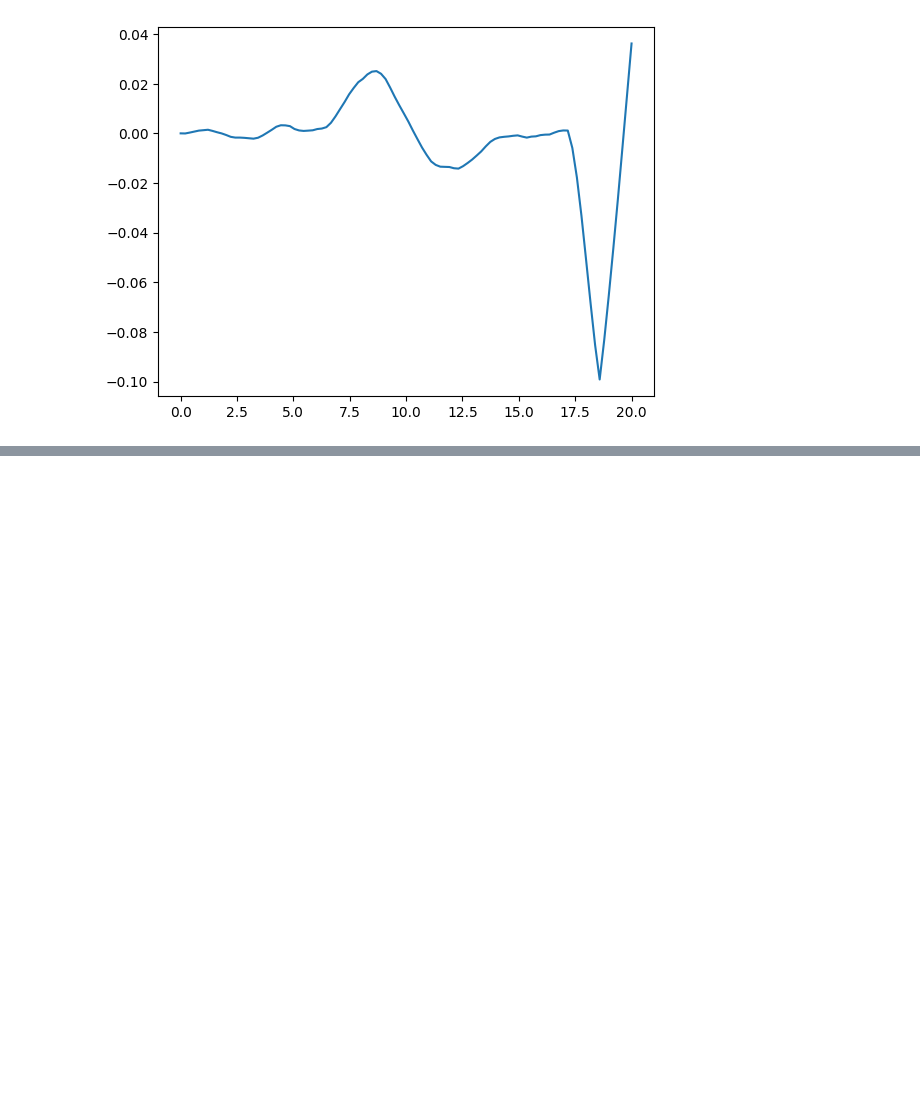
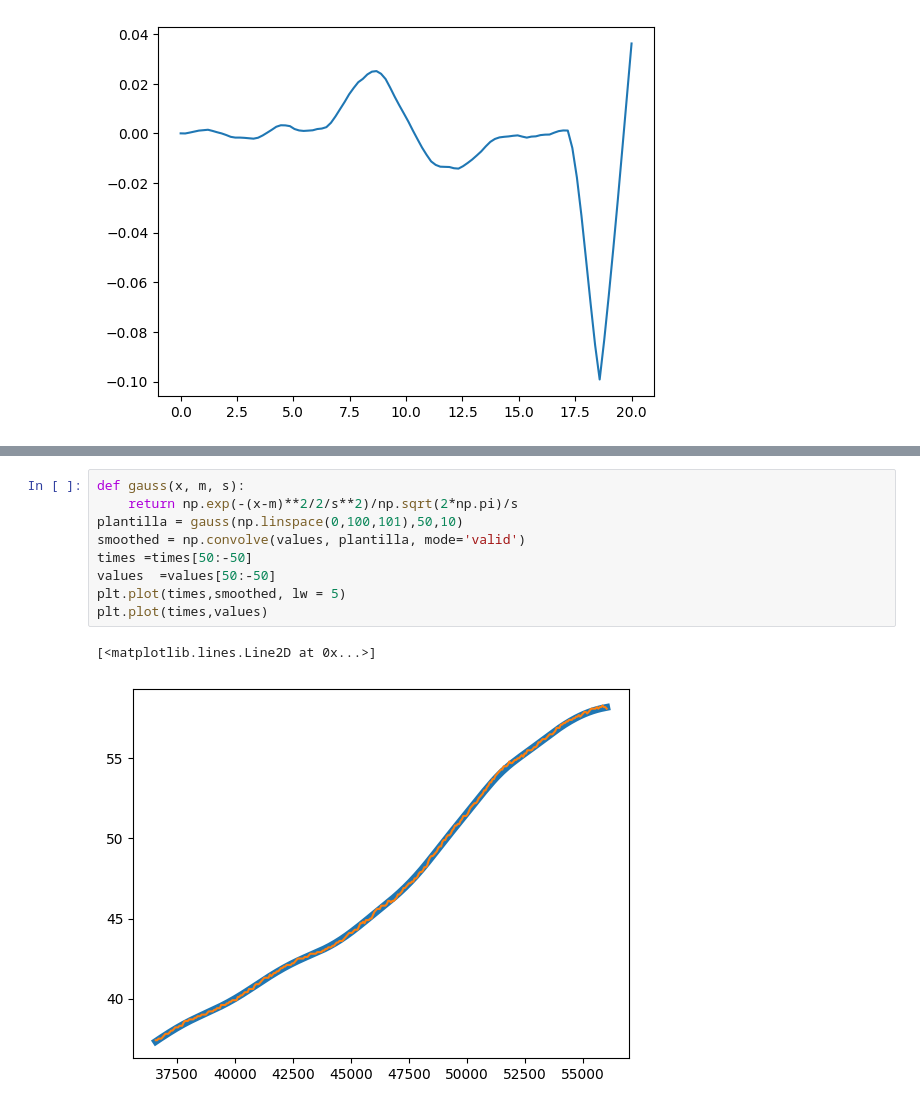
Before and after one commit to sebastlop/series-temporales-machine-learning, a Jupyter notebook: Ejercicios/Fabio.ipynb, the cells around one changed output, grey strips where cells are left out. Saved outputs shown, nothing was run; the diff lists cells and outputs as text; blank space fills up the shorter version.

```diff
--- a/Ejercicios/Fabio.ipynb
+++ b/Ejercicios/Fabio.ipynb
@@ -45,0 +104,12 @@ plt.plot(t,np.convolve(plantilla, suavizada, mode='same'))
+# %%
+def gauss(x, m, s):
+    return np.exp(-(x-m)**2/2/s**2)/np.sqrt(2*np.pi)/s
+plantilla = gauss(np.linspace(0,100,101),50,10)
+smoothed = np.convolve(values, plantilla, mode='valid')
+times =times[50:-50]
+values  =values[50:-50]
+plt.plot(times,smoothed, lw = 5)
+plt.plot(times,values)
+# %% [output]
+[<matplotlib.lines.Line2D at 0x...>]
+[figure, added]
```
Also changed, not shown: parts of 8 cells of this notebook.
